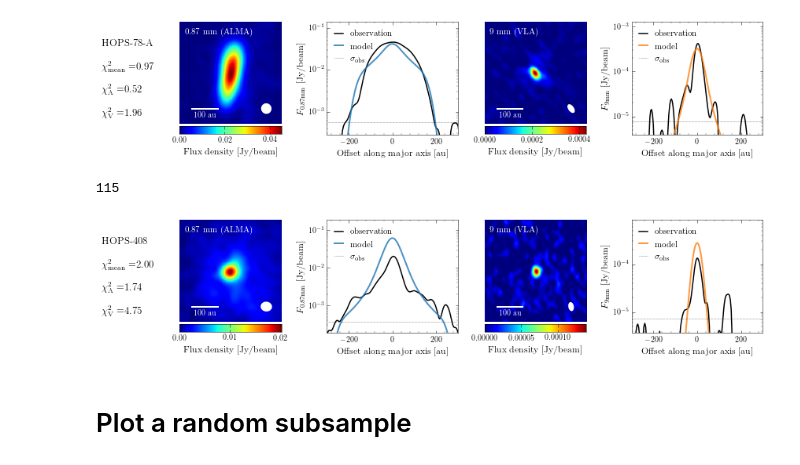
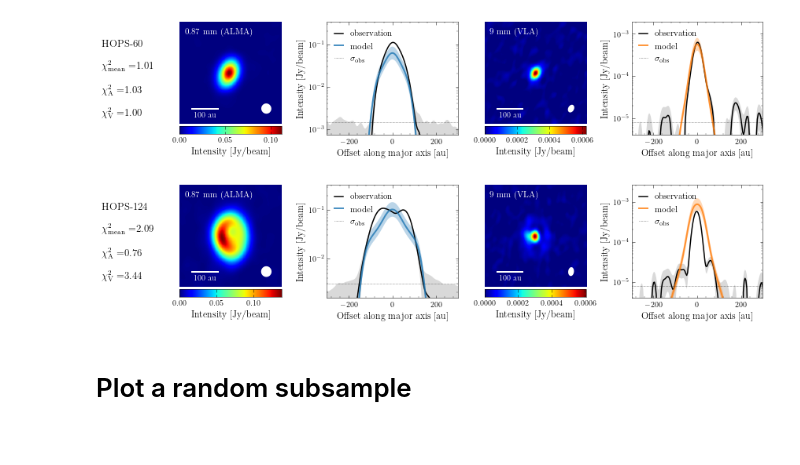
Before and after one commit to wxu26/GIdisk2obs, a Jupyter notebook: stats_and_visualizations/3_fig_2_compare_model_with_obs.ipynb, the cells around one changed output. Cells and saved outputs as stored; diff of their text form; code cells hidden in the pictures.

```diff
--- a/stats_and_visualizations/3_fig_2_compare_model_with_obs.ipynb
+++ b/stats_and_visualizations/3_fig_2_compare_model_with_obs.ipynb
@@ -21,13 +21,15 @@ def get_D(i_chisq):
 # %%
 def plot_img(I,fig_size_au,corner_text):
     xmax = I.img.shape[0]/2.*I.au_per_pix
+    #img = ndimage.interpolation.rotate(I.img,I.disk_pa,reshape=False)
     p=plt.imshow(I.img,origin='lower',extent=(-xmax,xmax,-xmax,xmax),cmap='jet',vmin=0)
+    #p=plt.imshow(img,origin='lower',extent=(-xmax,xmax,-xmax,xmax),cmap='jet',vmin=0)
     plt.xlim(-fig_size_au,fig_size_au)
     plt.ylim(-fig_size_au,fig_size_au)
     # plot beam
     th = np.linspace(0,2*np.pi,100)
-    x0 = np.cos(th)*I.beam_min/2
-    y0 = np.sin(th)*I.beam_maj/2
+    x0 = np.cos(th)*I.beam_min_au/2
+    y0 = np.sin(th)*I.beam_maj_au/2
     dth = I.beam_pa/180*np.pi
     x = x0*np.cos(dth) - y0*np.sin(dth)
     y = x0*np.sin(dth) + y0*np.cos(dth)
@@ -44,21 +46,30 @@ def plot_img(I,fig_size_au,corner_text):
     # colorbar()
     cax = plt.gca().inset_axes([0, -0.1, 1, 0.08])
     cb = plt.colorbar(p, ax = plt.gca(), cax=cax, orientation='horizontal')
-    cax.set_xlabel(r'Flux density [Jy/beam]')
+    cax.set_xlabel(r'Intensity [Jy/beam]')
     cax.xaxis.set_ticks_position('both')
     cax.tick_params('x',which='both',direction='in')
 
 import scipy.ndimage as ndimage
-def take_cut_and_plot(I,img,cut_deg,**kwargs):
+def take_cut_and_plot(I,img,cut_deg,err_mode='obs',**kwargs):
     img = ndimage.interpolation.rotate(img,-cut_deg,reshape=False) # ccw rotate by cut_deg
     i0 = img.shape[1]//2
     x = (np.arange(2*i0+1)-i0) * I.au_per_pix
     y = img[:,i0]
-    plt.plot(x,y,**kwargs)
+    p,=plt.plot(x,y,**kwargs)
+    if err_mode == 'obs':
+        yl = y-I.rms_Jy
+        yh = y+I.rms_Jy
+        alpha = 0.15
+    else:
+        yl = y/np.sqrt(2)
+        yh = y*np.sqrt(2)
+        alpha = 0.3
+    plt.fill_between(x, yl, yh, color=p.get_color(), lw=0, label='_nolegend_', alpha=alpha)
     return x,y
 def compare_img(I,fig_size_au,color,ylabel_text):
-    x,y = take_cut_and_plot(I, I.img, -I.disk_pa, color='k')
-    x2,y2 = take_cut_and_plot(I, I.img_model, -I.disk_pa, color=color, lw=2, alpha=0.8)
+    x,y = take_cut_and_plot(I, I.img, -I.disk_pa, err_mode='obs', color='k')
+    x2,y2 = take_cut_and_plot(I, I.img_model, -I.disk_pa, err_mode='model', color=color, lw=2, alpha=0.8)
     ymax = max(np.amax(y*(np.abs(x)<fig_size_au)), np.amax(y2*(np.abs(x2)<fig_size_au)))
     plt.plot([-fig_size_au,fig_size_au], [I.rms_Jy, I.rms_Jy], 'k:', lw=.5)
     plt.legend(['observation','model',r'$\sigma_{\rm obs}$'], loc=2, frameon=False, handlelength=1)
@@ -99,13 +110,13 @@ def plot_img_comparison(D, fig_size_au=200):
     eps = 0
 
     ax = fig.add_axes([wl[2]+w[2]*0.2, 0-eps, w[2]*0.7, 1+eps])
-    compare_img(D.disk_image_list[0],fig_size_au*1.5,'tab:blue',r'$F_{0.87\rm mm}$ [Jy/beam]')
+    compare_img(D.disk_image_list[0],fig_size_au*1.5,'tab:blue',r'Intensity [Jy/beam]')
 
     ax = fig.add_axes([wl[3], 0.1, w[3], 0.9])
     plot_img(D.disk_image_list[1],fig_size_au,'9 mm (VLA)')
 
     ax = fig.add_axes([wl[4]+w[4]*0.2, 0-eps, w[4]*0.7, 1+eps])
-    compare_img(D.disk_image_list[1],fig_size_au*1.5,'tab:orange',r'$F_{9\rm mm}$ [Jy/beam]')
+    compare_img(D.disk_image_list[1],fig_size_au*1.5,'tab:orange',r'Intensity [Jy/beam]')
 
     return fig
 # %%
@@ -121,19 +132,15 @@ np.sum(chisq<=1)
 # %%
-D = get_D(88)
+D = get_D(94)
 _ = plot_img_comparison(D)
 plt.savefig('../figures/compare_fit_with_img_2.pdf',bbox_inches='tight')
 # %% [output]
-[figure, old version]
+[figure, new version]
-# %%
-np.sum(chisq<=2)
-# %% [output]
-115
 # %%
-D = get_D(114)
+D = get_D(128)
 _ = plot_img_comparison(D)
 plt.savefig('../figures/compare_fit_with_img_3.pdf',bbox_inches='tight')
 # %% [output]
-[figure, old version]
+[figure, new version]
 # %% [markdown]
 # Plot a random subsample
 # %%
```
Also changed, not shown: parts of 3 cells of this notebook, 43 other files.
